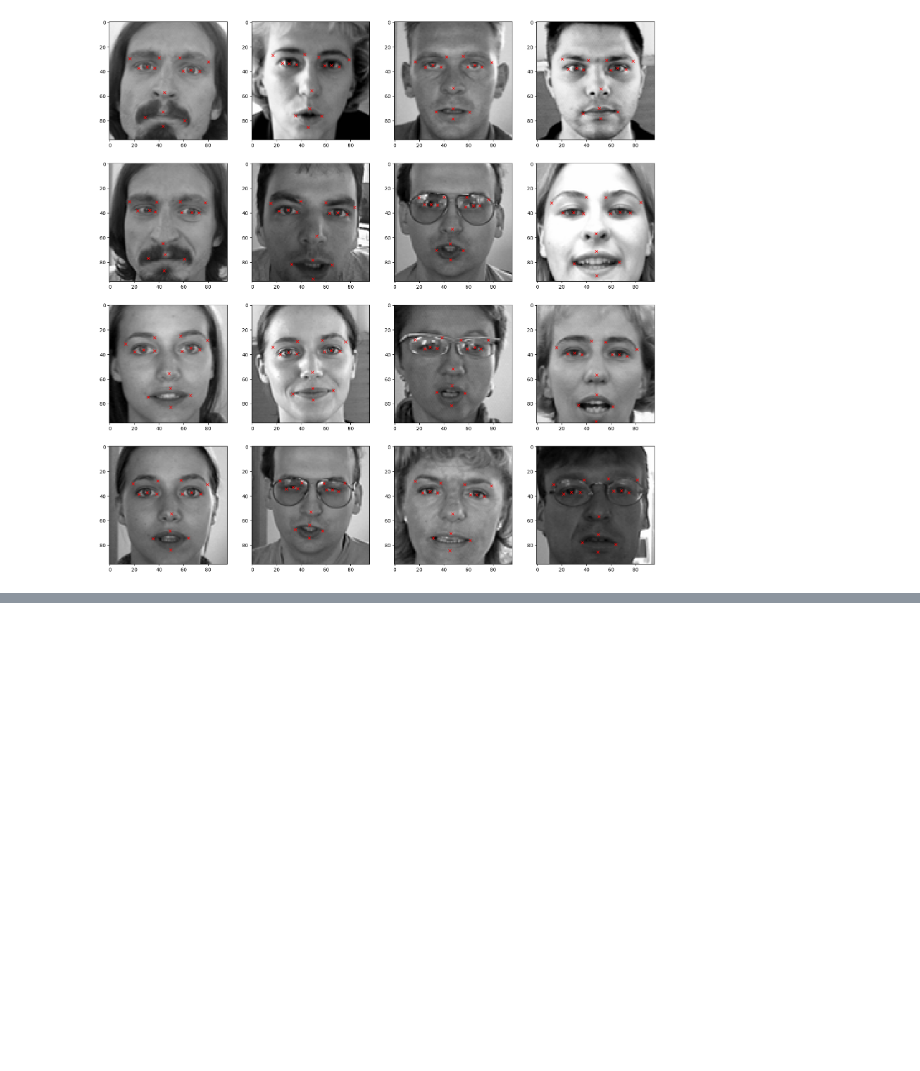
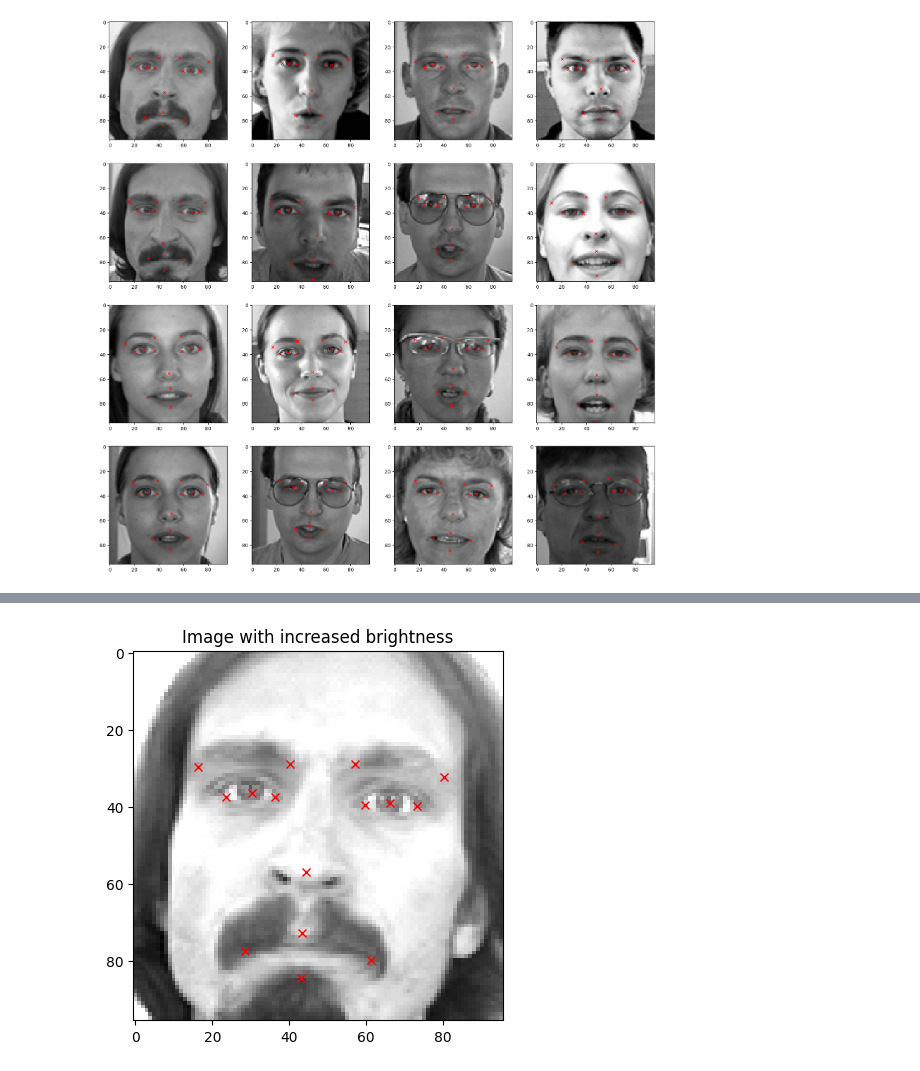
Before and after one commit to ImanNoferesti/Emotion_AI_Python, a Jupyter notebook: 1_Identifying_Facial_Key_Points.ipynb, the cells around one changed output, grey strips where cells are left out. Saved outputs shown, nothing was run; the diff lists cells and outputs as text; code cells hidden in the pictures; blank space fills up the shorter version.

```diff
--- a/1_Identifying_Facial_Key_Points.ipynb
+++ b/1_Identifying_Facial_Key_Points.ipynb
@@ -166,0 +260,8 @@ for i in range(64):
+# %%
+# Show the image with increased brightness
+plt.imshow(key_facial_df_copy['Image'][0], cmap='gray')
+plt.title("Image with increased brightness")
+for i in range(1,31,2):
+  plt.plot(key_facial_df_copy.loc[0][i-1], key_facial_df_copy.loc[0][i], 'rx')
+# %% [output]
+[figure, added]
```
Also changed, not shown: parts of 13 cells of this notebook.
